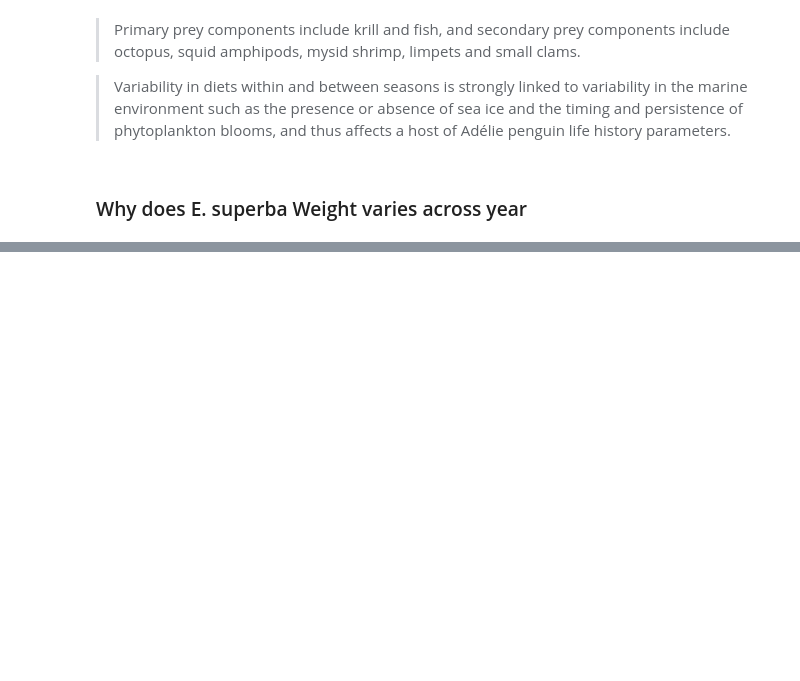
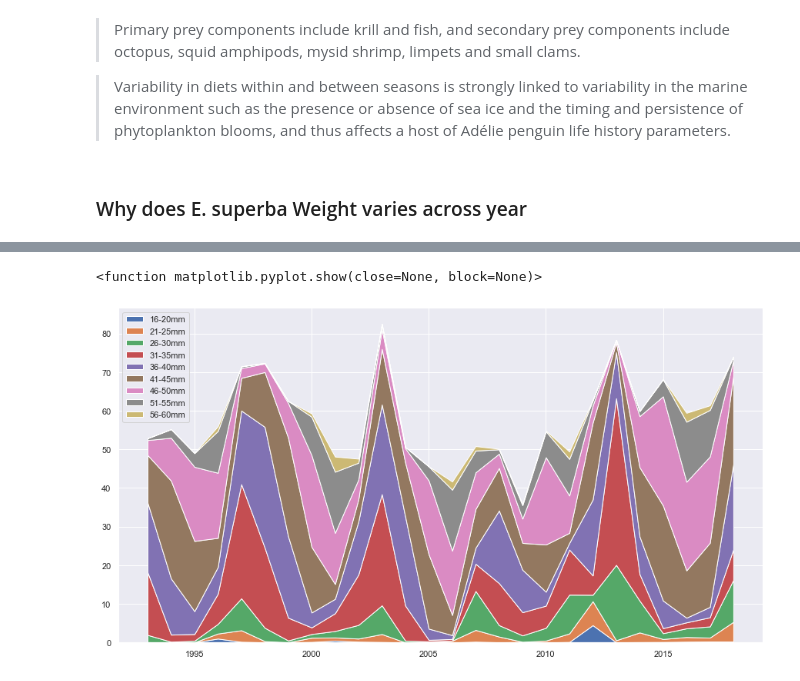
Before and after one commit to cynthiadwq/IDS-final-project, a Jupyter notebook: EDA/diet-EDA.ipynb, the cells around one changed output, grey strips where cells are left out. Cells and saved outputs as stored; diff of their text form; code cells hidden in the pictures; blank space fills up the shorter version.

```diff
--- a/EDA/diet-EDA.ipynb
+++ b/EDA/diet-EDA.ipynb
@@ -108,0 +135,10 @@ sns.boxplot(x="year", y="E. superba Weight (g)", data=plot_data, ax=ax2)
+# %%
+krill = pd.read_csv("Adelie Penguin Diet Composition, Krill.csv")
+krill = krill[krill["studyName"] != "PAL9192"].reset_index(drop=True)
+krill = krill.drop(["studyName"], axis=1)
+krill['Date'] = pd.to_datetime(krill['Sample Collection Date'], errors='coerce')
+krill['year'] = krill['Date'].dt.year.fillna(0.0).astype(int)
+krill['month'] = krill['Date'].dt.month.fillna(0.0).astype(int)
+krill = krill.drop(["Sample Collection Date"], axis=1)
+krill.to_csv("krill_info.csv")
+krill
@@ -108,0 +159,3 @@ sns.boxplot(x="year", y="E. superba Weight (g)", data=plot_data, ax=ax2)
+# %%
+plot_data = krill.drop(["Sample Number", "month"], axis=1).groupby(['year']).mean()
+plot_data
@@ -108,0 +181,18 @@ sns.boxplot(x="year", y="E. superba Weight (g)", data=plot_data, ax=ax2)
+# %%
+x = plot_data.index
+labels = ["16-20mm", "21-25mm", "26-30mm", "31-35mm", "36-40mm", "41-45mm", "46-50mm", "51-55mm", "56-60mm"]
+y1 = plot_data["16-20mm"]
+y2 = plot_data["21-25mm"]
+y3 = plot_data["26-30mm"]
+y4 = plot_data["31-35mm"]
+y5 = plot_data["36-40mm"]
+y6 = plot_data["41-45mm"]
+y7 = plot_data["46-50mm"]
+y8 = plot_data["51-55mm"]
+y9 = plot_data["56-60mm"]
+plt.stackplot(x, y1, y2, y3, y4, y5, y6, y7, y8, y9, labels=labels)
+plt.legend(loc='upper left')
+plt.show
+# %% [output]
+<function matplotlib.pyplot.show(close=None, block=None)>
+[figure, added]
```
Also changed, not shown: parts of 11 cells of this notebook, 6 other files.
